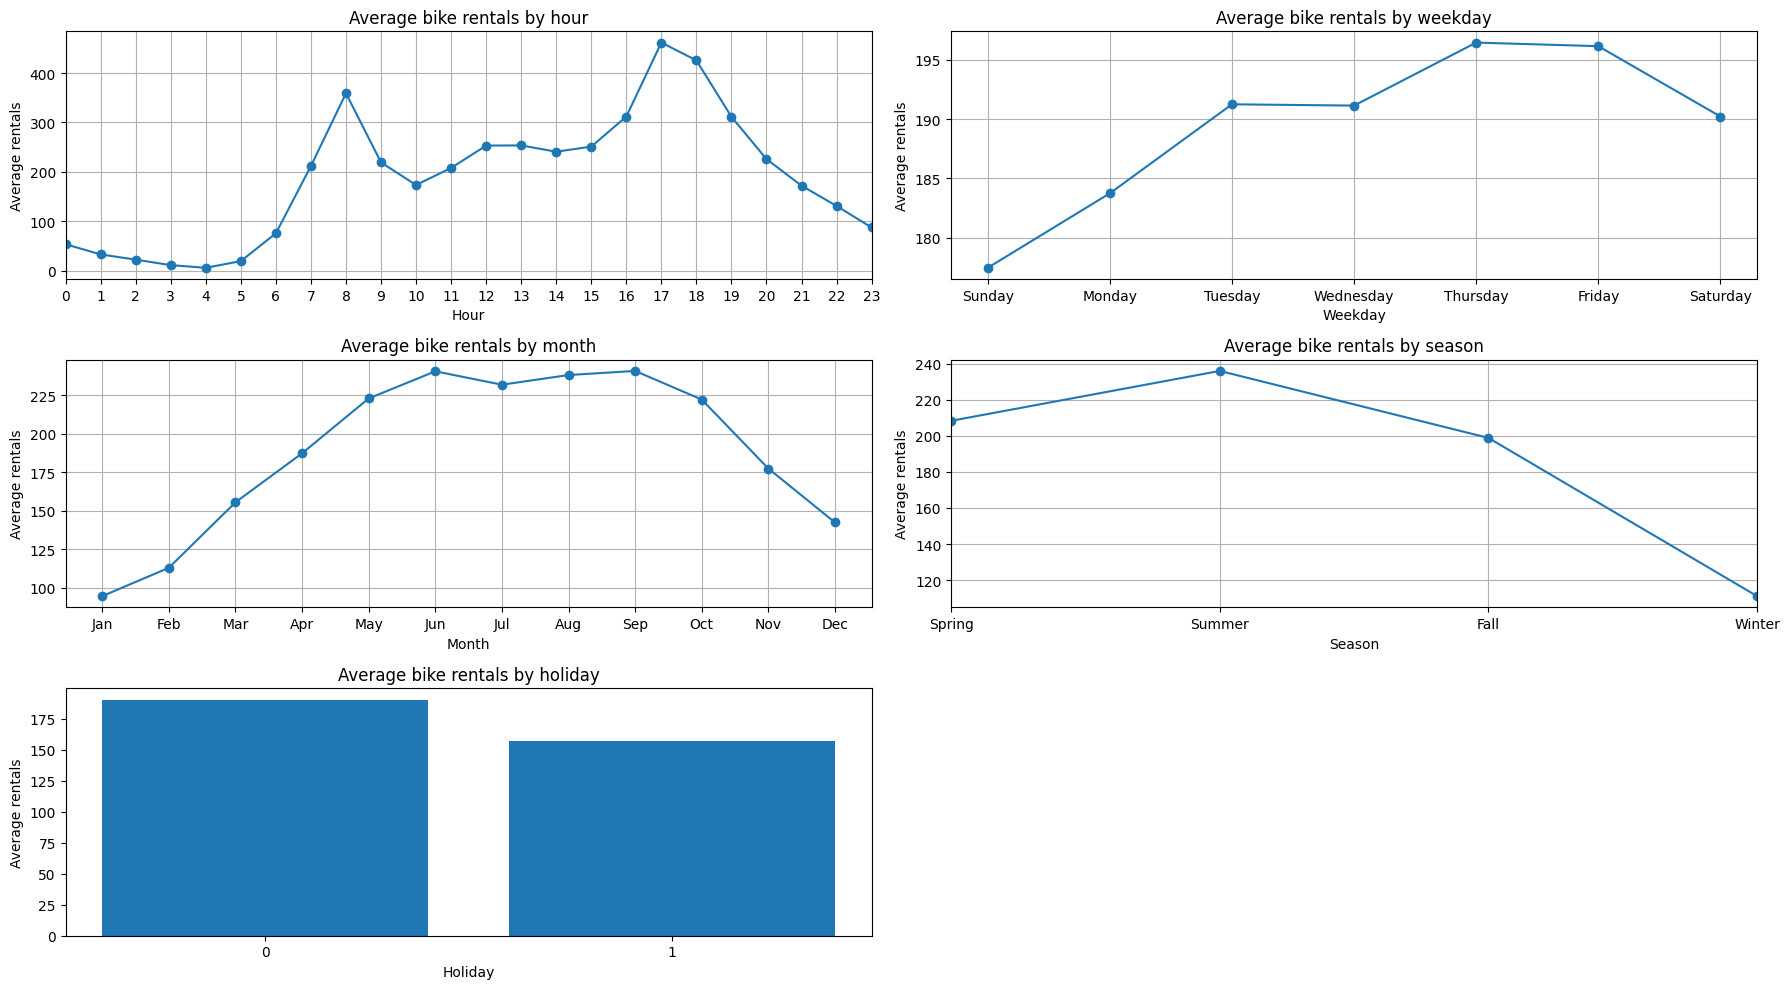
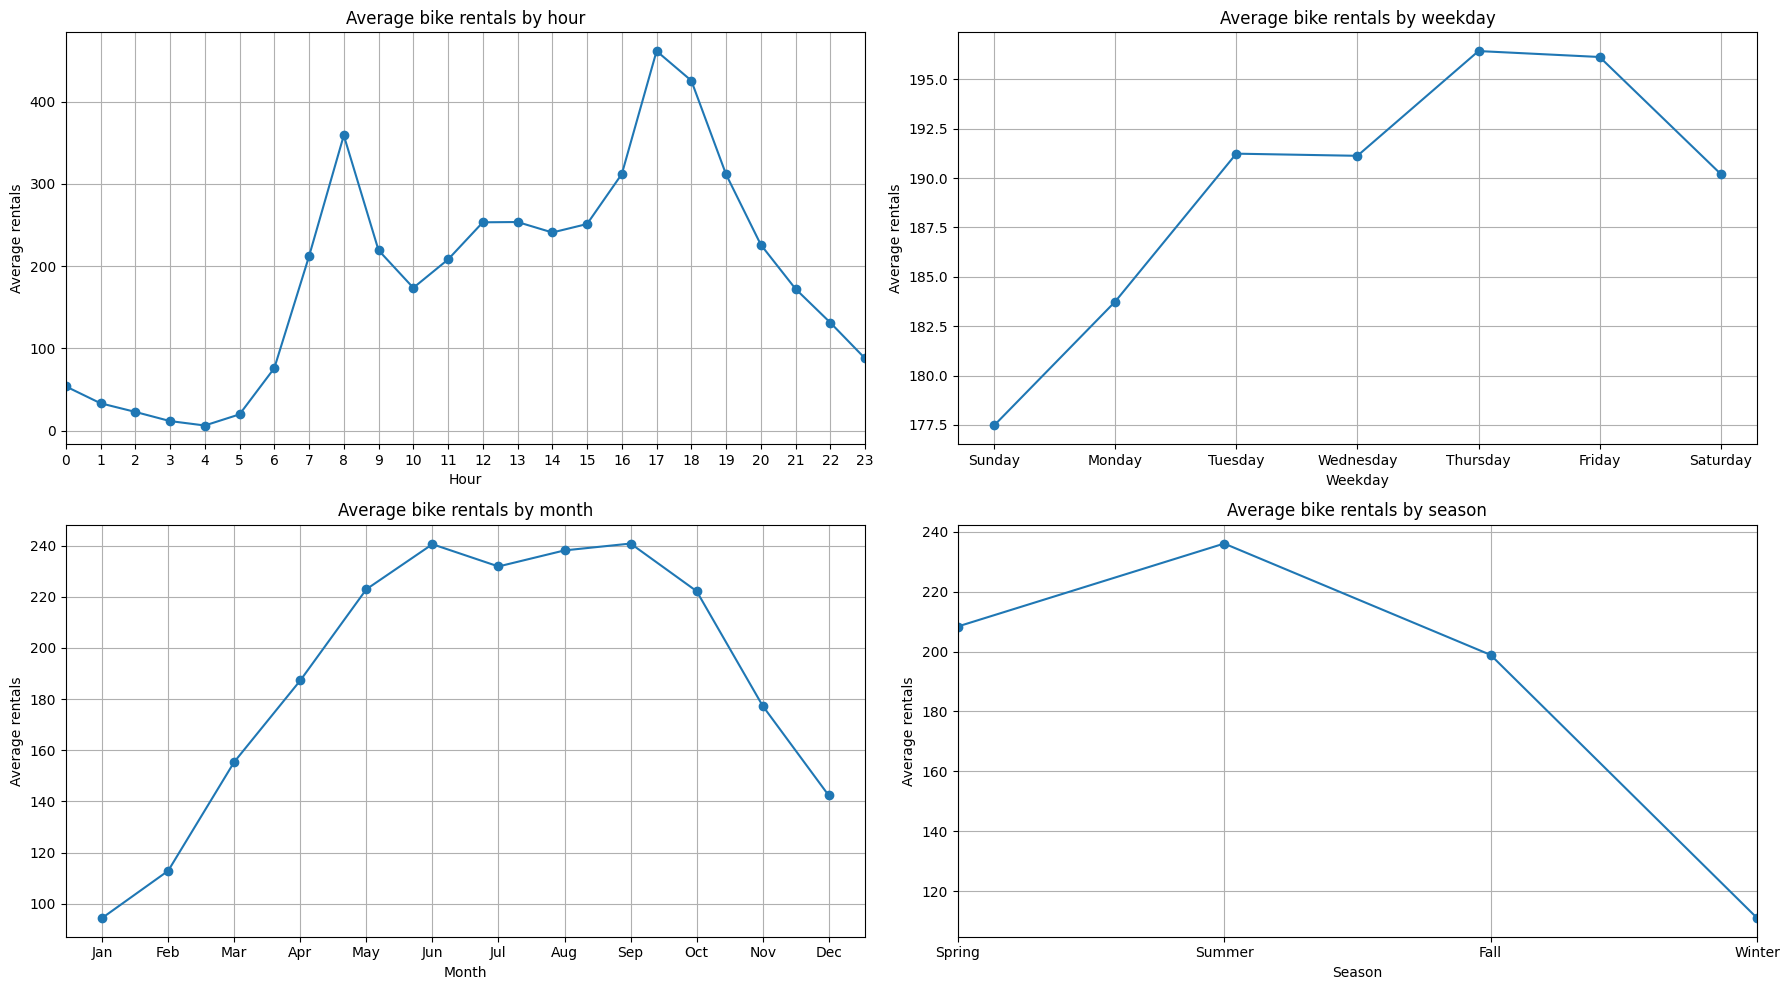
Code edit (unified diff) that turned the first committed figure into the second:
--- before
+++ after
@@ -5,8 +5,6 @@
 monthly = df_clean.groupby("mnth")["cnt"].mean()
 seasonal = df_clean.groupby("season")["cnt"].mean()
-holiday = df_clean.groupby("holiday")["cnt"].mean()
 
-fig, ax = plt.subplots(3, 2, figsize=(18, 10))
-fig.delaxes(ax[2, 1])
+fig, ax = plt.subplots(2, 2, figsize=(18, 10))
 
 # Hourly plot
@@ -64,13 +62,4 @@
 ax[1, 1].grid(True)
 
-# Holiday plot
-ax[2, 0].bar(
-    holiday.index.astype(str),
-    holiday.values
-)
-ax[2, 0].set_xlabel("Holiday")
-ax[2, 0].set_ylabel("Average rentals")
-ax[2, 0].set_title("Average bike rentals by holiday")
-
 plt.tight_layout()
 plt.show()

Commit: removed holiday plot